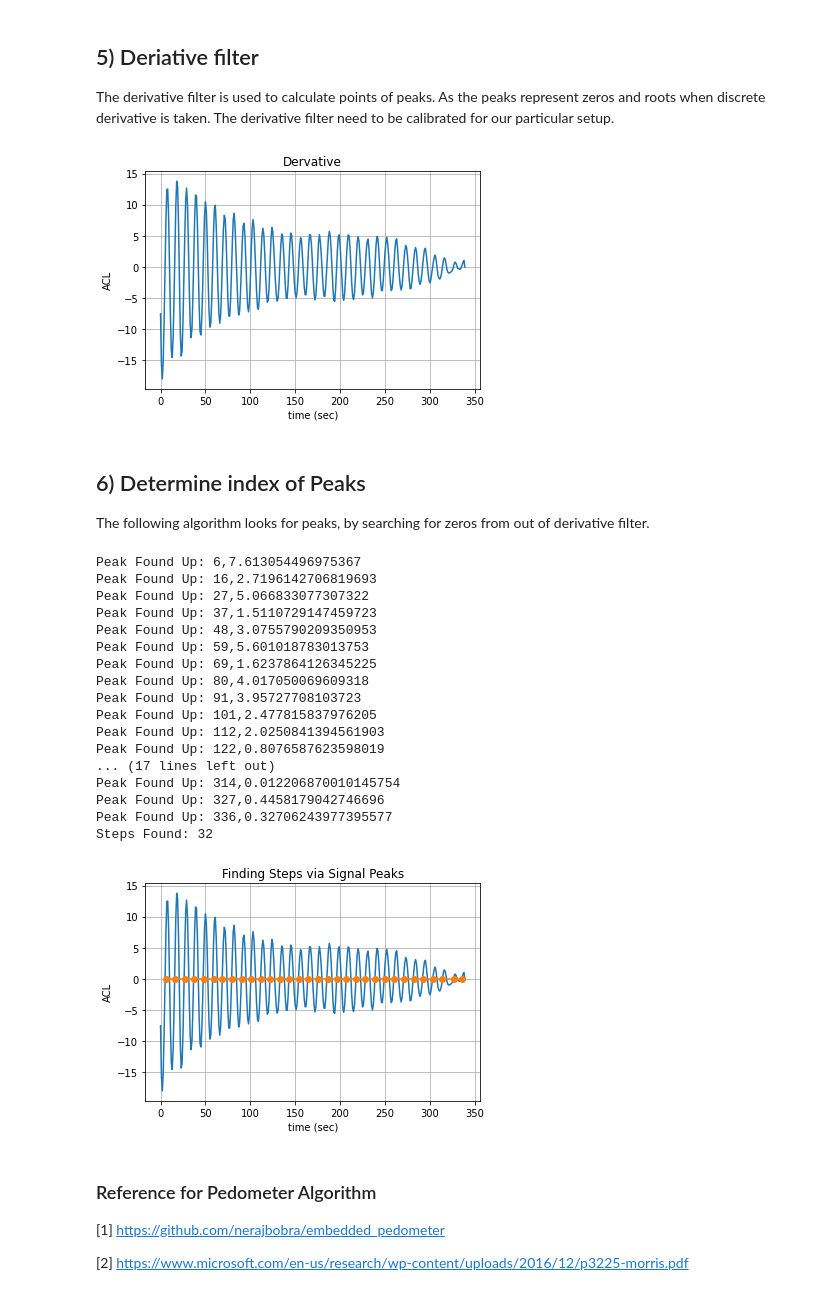
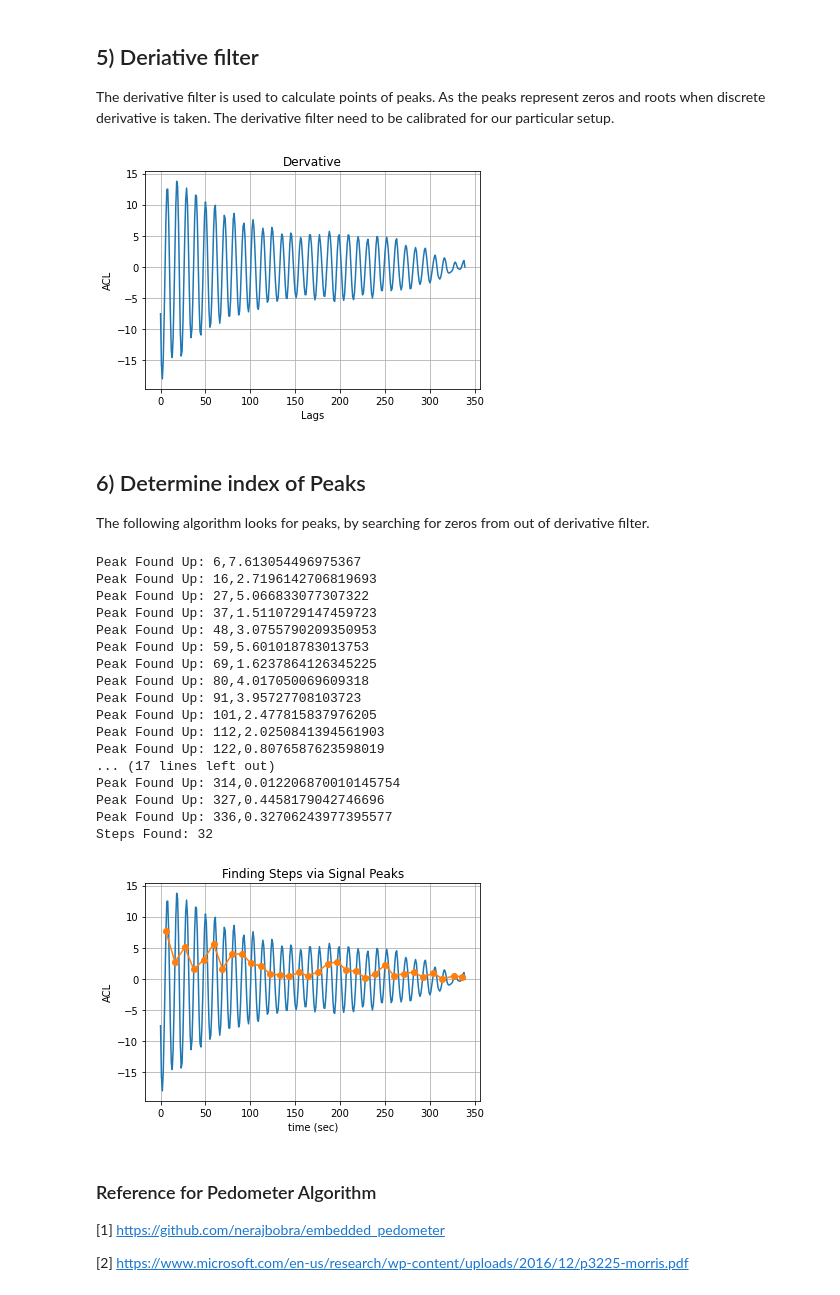
Before and after one commit to KingMatty314/TinyPicoHealthWatch, a Jupyter notebook: notebooks/Pedometer.ipynb, the cells around one changed output. Cells and saved outputs as stored; diff of their text form; code cells hidden in the pictures.

```diff
--- a/notebooks/Pedometer.ipynb
+++ b/notebooks/Pedometer.ipynb
@@ -127,13 +127,13 @@ for k in range(len(der)-1):
     der[k] = (der[k+1]-der[k])/0.05
 
 plt.plot(t, der)
-plt.xlabel("time (sec)")
+plt.xlabel("Lags")
 plt.ylabel("ACL")
 plt.title("Dervative")
 plt.grid()
 plt.show()
 # %% [output]
-[figure, old version]
+[figure, new version]
 # %% [markdown]
 ## 6) Determine index of Peaks
 
@@ -148,7 +148,7 @@ for k in range(len(der)-1):
     if der[k]>0 and sign_positive == False and sign_negative == True:
         if der[k+1] > PEAK_QUALITY:
             print("Peak Found Up: " + str(k) + "," + str(der[k]))
-            peaks.append(p)
+            peaks.append(der[k])
             index_peaks.append(k)
 
     if der[k] < 0:
@@ -160,34 +160,34 @@ for k in range(len(der)-1):
         sign_positive = True
         sign_negative = False
 
 print("Steps Found: " + str(len(peaks)))
 
 plt.plot(t, der)
 plt.plot(index_peaks, peaks, '-o')
 plt.xlabel("time (sec)")
 plt.ylabel("ACL")
 plt.title("Finding Steps via Signal Peaks")
 plt.grid()
 plt.show()
 # %% [output]
 Peak Found Up: 6,7.613054496975367
 Peak Found Up: 16,2.7196142706819693
 Peak Found Up: 27,5.066833077307322
 Peak Found Up: 37,1.5110729147459723
 Peak Found Up: 48,3.0755790209350953
 Peak Found Up: 59,5.601018783013753
 Peak Found Up: 69,1.6237864126345225
 Peak Found Up: 80,4.017050069609318
 Peak Found Up: 91,3.95727708103723
 Peak Found Up: 101,2.477815837976205
 Peak Found Up: 112,2.0250841394561903
 Peak Found Up: 122,0.8076587623598019
 ... (17 lines left out)
 Peak Found Up: 314,0.012206870010145754
 Peak Found Up: 327,0.4458179042746696
 Peak Found Up: 336,0.32706243977395577
 Steps Found: 32
-[figure, old version]
+[figure, new version]
 # %% [markdown]
 ### Reference for Pedometer Algorithm
 
```
Also changed, not shown: 3 other files.
